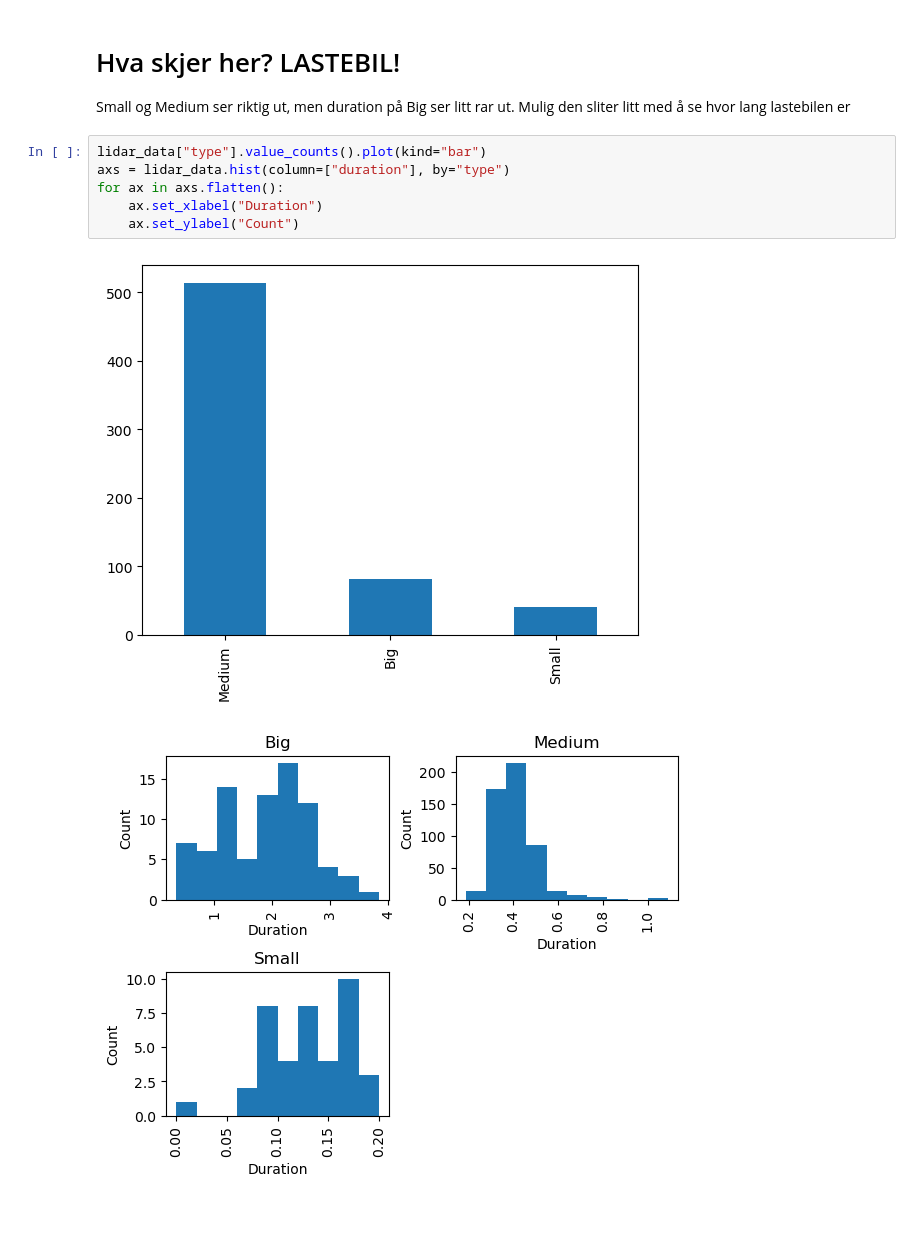
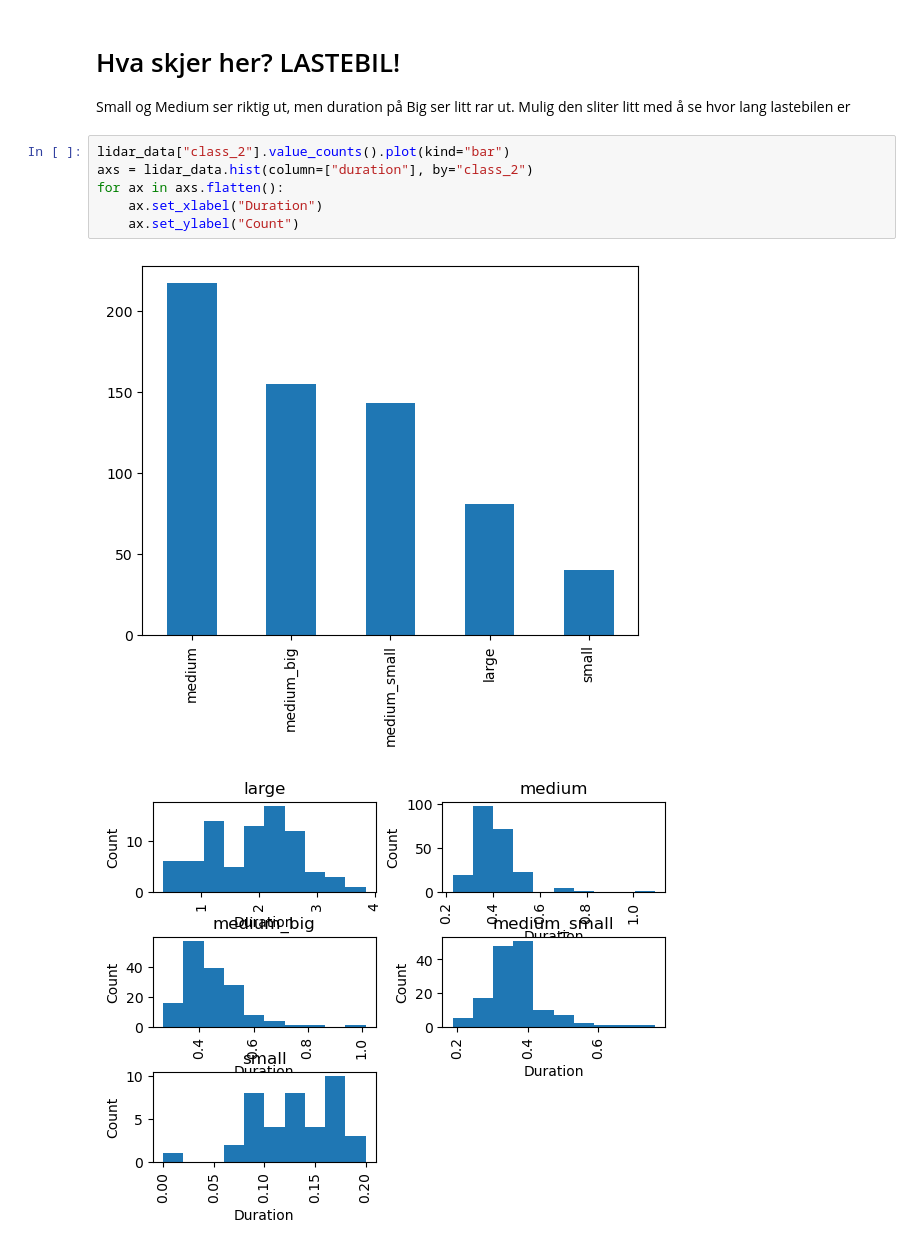
Before and after one commit to erlandbo/TDT4290, a Jupyter notebook: lidar_data_parsing.ipynb, the cells around one changed output. Drawn from its saved outputs; the diff is of its cells as text; blank space fills up the shorter version.

```diff
--- a/lidar_data_parsing.ipynb
+++ b/lidar_data_parsing.ipynb
@@ -129,11 +129,11 @@ lidar_data.loc[lidar_data["width"] > 200, "type"] = "Big"
 
 Small og Medium ser riktig ut, men duration på Big ser litt rar ut. Mulig den sliter litt med å se hvor lang lastebilen er
 # %%
-lidar_data["type"].value_counts().plot(kind="bar")
-axs = lidar_data.hist(column=["duration"], by="type")
+lidar_data["class_2"].value_counts().plot(kind="bar")
+axs = lidar_data.hist(column=["duration"], by="class_2")
 for ax in axs.flatten():
     ax.set_xlabel("Duration")
     ax.set_ylabel("Count")
 # %% [output]
-[figure, old version]
+[figure, new version]
-[figure, old version]
+[figure, new version]
```
Also changed, not shown: parts of 2 cells of this notebook, 2 other files.
